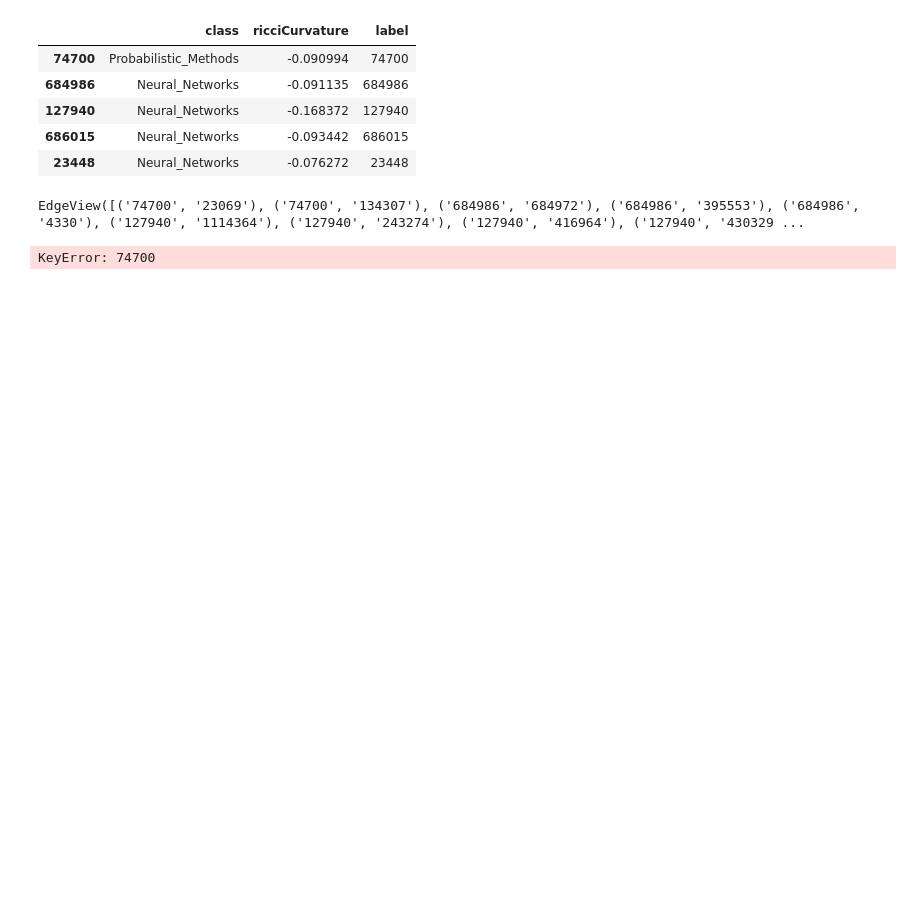
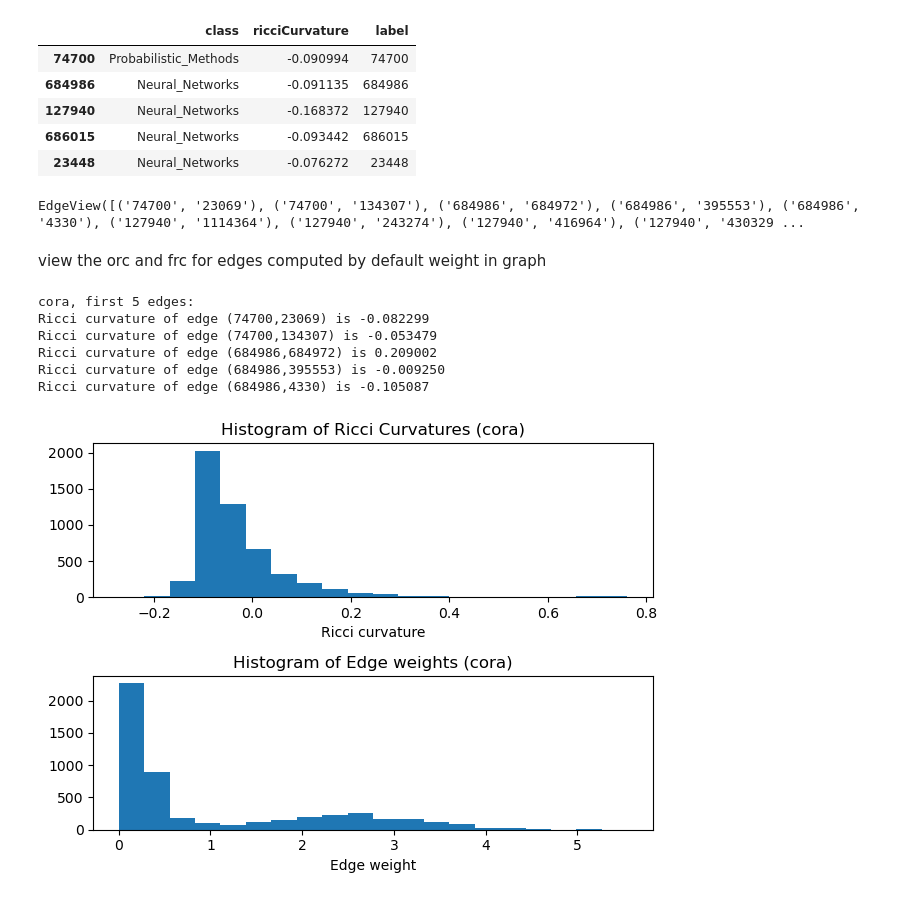
Before and after one commit to nxing831/GraphRicciCurvature, a Jupyter notebook: test.ipynb, the cells around one changed output. Saved outputs shown, nothing was run; the diff lists cells and outputs as text; code cells hidden in the pictures; blank space fills up the shorter version.

```diff
--- a/test.ipynb
+++ b/test.ipynb
@@ -6,17 +8,3 @@ import networkx as nx
 
 from GraphRicciCurvature.FormanRicci import FormanRicci
 from GraphRicciCurvature.OllivierRicci import OllivierRicci
-# %%
-print("\n- Import an example NetworkX karate club graph")
-G = nx.karate_club_graph()
-
-print("\n===== Compute the Ollivier-Ricci curvature of the given graph G =====")
-# compute the Ollivier-Ricci curvature of the given graph G
-orc = OllivierRicci(G, alpha=0.5, verbose="INFO")
-orc.compute_ricci_curvature()
-print("Karate Club Graph: The Ollivier-Ricci curvature of edge (0,1) is %f" % orc.G[0][1]["ricciCurvature"])
-
-print("\n===== Compute the Forman-Ricci curvature of the given graph G =====")
-frc = FormanRicci(G)
-frc.compute_ricci_curvature()
-print("Karate Club Graph: The Forman-Ricci curvature of edge (0,1) is %f" % frc.G[0][1]["formanCurvature"])
@@ -64,10 +48,42 @@ df.head()
 cora.edges()
 # %% [output]
 EdgeView([('74700', '23069'), ('74700', '134307'), ('684986', '684972'), ('684986', '395553'), ('684986', '4330'), ('127940', '1114364'), ('127940', '243274'), ('127940', '416964'), ('127940', '430329 ...
+# %%
+def show_results(G, curvature="ricciCurvature"):
+
+    # Print the first five results
+    print("cora, first 5 edges: ")
+    for n1,n2 in list(G.edges())[:5]:
+        print("Ricci curvature of edge (%s,%s) is %f" % (n1 ,n2, G[n1][n2][curvature]))
+
+    # Plot the histogram of Ricci curvatures
+    plt.subplot(2, 1, 1)
+    ricci_curvtures = nx.get_edge_attributes(G, curvature).values()
+    plt.hist(ricci_curvtures,bins=20)
+    plt.xlabel('Ricci curvature')
+    plt.title("Histogram of Ricci Curvatures (cora)")
+
+    # Plot the histogram of edge weights
+    plt.subplot(2, 1, 2)
+    weights = nx.get_edge_attributes(G, "weight").values()
+    plt.hist(weights,bins=20)
+    plt.xlabel('Edge weight')
+    plt.title("Histogram of Edge weights (cora)")
+
+    plt.tight_layout()
+# %% [markdown]
+view the orc and frc for edges computed by default weight in graph
 # %%
 # compute the Ollivier-Ricci curvature of the given graph G
 orc = OllivierRicci(cora, alpha=0.5, verbose="INFO")
 orc.compute_ricci_curvature()
-print("Karate Club Graph: The Ollivier-Ricci curvature of edge (74700,23069) is %f" % orc.G[74700][23069]["ricciCurvature"])
+cora_orc = orc.G.copy()  # save an intermediate result
+show_results(cora_orc)
 # %% [output]
-KeyError: 74700
+cora, first 5 edges:
+Ricci curvature of edge (74700,23069) is -0.082299
+Ricci curvature of edge (74700,134307) is -0.053479
+Ricci curvature of edge (684986,684972) is 0.209002
+Ricci curvature of edge (684986,395553) is -0.009250
+Ricci curvature of edge (684986,4330) is -0.105087
+[figure, added]
```
Also changed, not shown: parts of 6 cells of this notebook, 1 other file.
